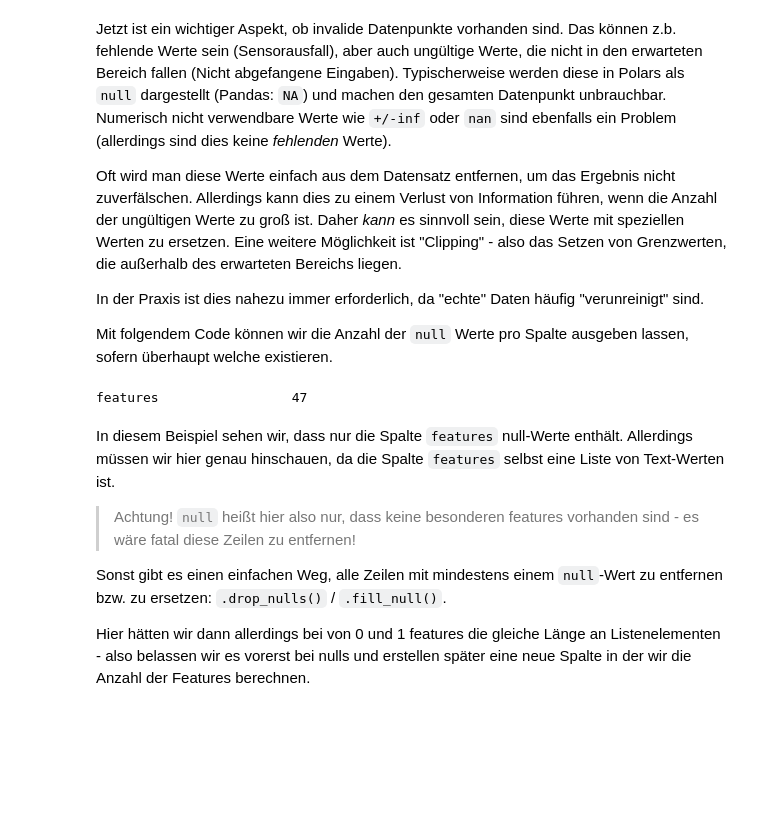
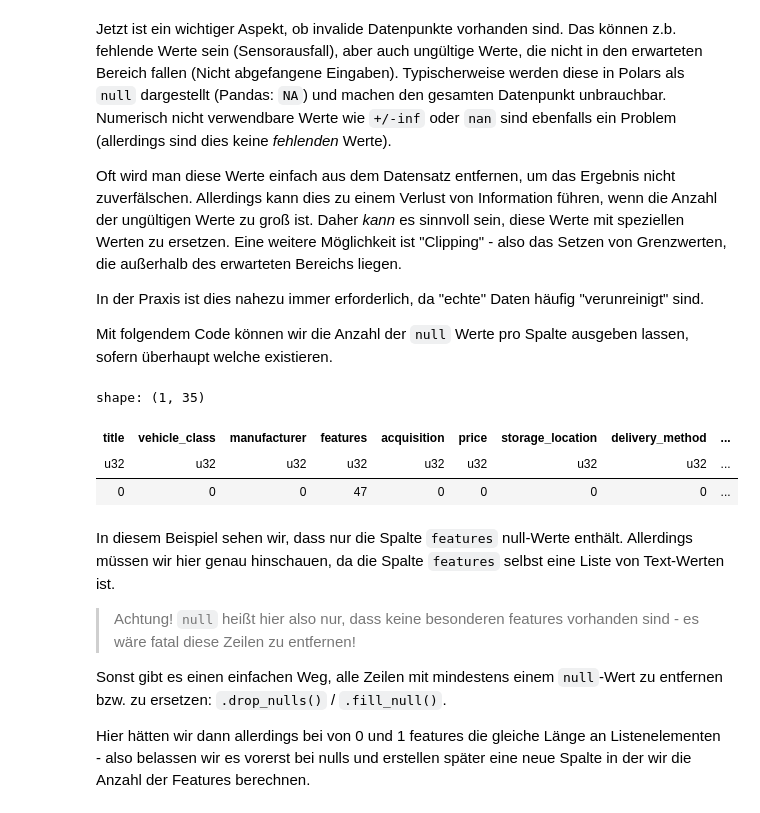
Before and after one commit to dorianprill/workshop-kmu-data, a Jupyter notebook: 01_load_merge_clean.ipynb, the cells around one changed output. Drawn from its saved outputs; the diff is of its cells as text; code cells hidden in the pictures; blank space fills up the shorter version.

```diff
--- a/01_load_merge_clean.ipynb
+++ b/01_load_merge_clean.ipynb
@@ -111,11 +114,18 @@ In der Praxis ist dies nahezu immer erforderlich, da "echte" Daten häufig "veru
 
 Mit folgendem Code können wir die Anzahl der `null` Werte pro Spalte ausgeben lassen, sofern überhaupt welche existieren.
 # %%
-for col in df.get_columns():
-    if col.is_null().sum() > 0:
-        print(f'{col.name : <24} {col.is_null().sum()}')
+# Entweder Pro Spalte > 0 oder über alle Spalten als Tabelle mit null_count()
+
+#  for col in df.get_columns():
+#     if col.is_null().sum() > 0:
+#         print(f'{col.name : <24} {col.is_null().sum()}')
+
+df.null_count()
 # %% [output]
-features                 47
+shape: (1, 35)
+| title | vehicle_class | manufacturer | features | acquisition | price | storage_location | delivery_method | ... |
+| u32 | u32 | u32 | u32 | u32 | u32 | u32 | u32 | ... |
+| 0 | 0 | 0 | 47 | 0 | 0 | 0 | 0 | ... |
 # %% [markdown]
 In diesem Beispiel sehen wir, dass nur die Spalte `features` null-Werte enthält.
 Allerdings müssen wir hier genau hinschauen, da die Spalte `features` selbst eine Liste von Text-Werten ist.
```
Also changed, not shown: parts of 5 cells of this notebook, 2 other files.
